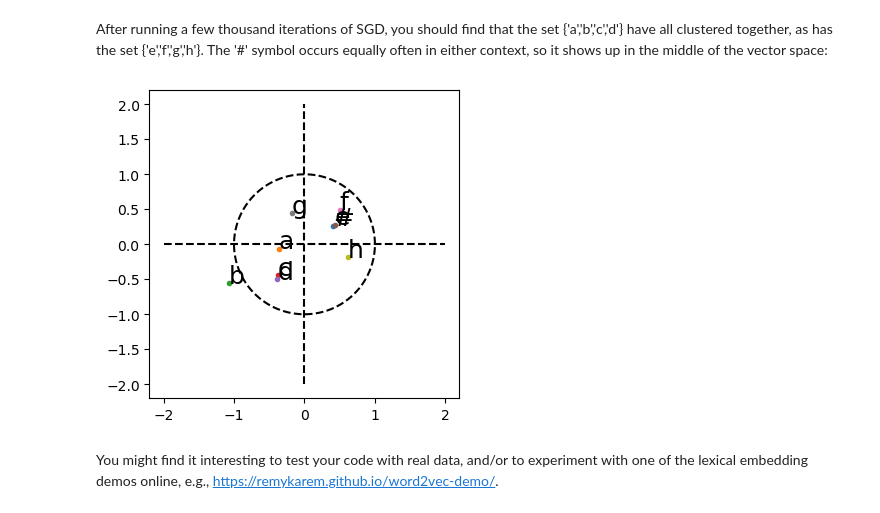
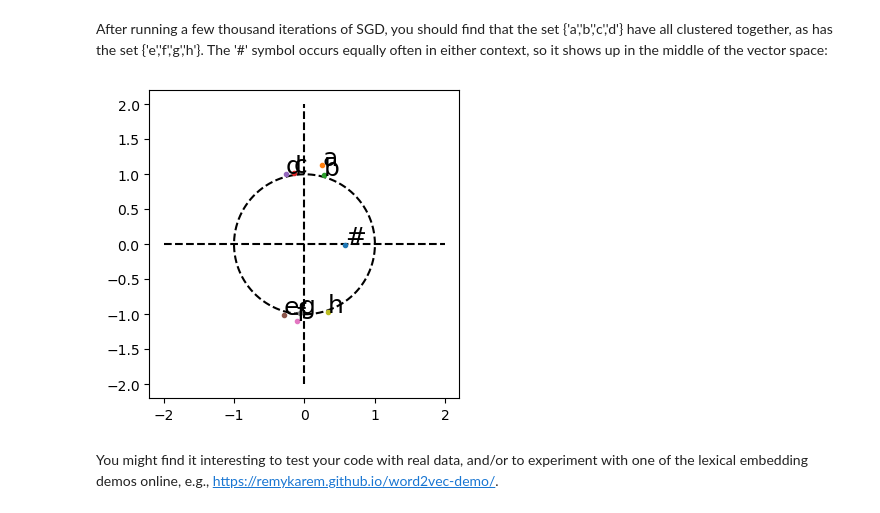
Before and after one commit to jhasegaw/hands_on_ai_for_science, a Jupyter notebook: lectures/a13pm_word2vec.ipynb, the cells around one changed output. Cells and saved outputs as stored; diff of their text form; code cells hidden in the pictures.

```diff
--- a/lectures/a13pm_word2vec.ipynb
+++ b/lectures/a13pm_word2vec.ipynb
@@ -99,6 +100,6 @@ ax0.plot([-2,2],[0,0],'k--',[0,0],[-2,2],'k--',np.cos(theta),np.sin(theta),'k--'
 
 # Plot the vector value of each embedding
 for w,v in embeddings.items():
-    ax0.plot(v[2],v[3], '.')
-    ax0.text(v[2],v[3],w[0],None,fontsize=24)
+    ax0.plot(v[0],v[1], '.')
+    ax0.text(v[0],v[1],w[0],None,fontsize=24)
 # %% [output]
@@ -200,13 +201,13 @@ ax0.plot([-2,2],[0,0],'k--',[0,0],[-2,2],'k--',np.cos(theta),np.sin(theta),'k--'
 
 # Plot the vector value of each embedding
 for w,v in embeddings.items():
-    ax0.plot(v[2],v[3], '.')
-    ax0.text(v[2],v[3],w[0],None,fontsize=18)
+    ax0.plot(v[0],v[1], '.')
+    ax0.text(v[0],v[1],w[0],None,fontsize=18)
 
 # Plot the negative gradients as arrows pointing away from their current embeddings
 lr = 0.5
-for t in range(10):
+for t in [0,3,4,5,6,22,23,24,25]:
     d = a13pm_hw1.gradient(embeddings, data, t)
     v = embeddings[data[t]]
-    ax0.arrow(v[2],v[3],d[2],d[3],head_width=0.2)
+    ax0.arrow(v[0],v[1],d[0],d[1],head_width=0.2)
 # %% [output]
@@ -244,22 +245,22 @@ sgd(embedding, data, learning_rate, num_iters, d=2, k=10)
 After running a few thousand iterations of SGD, you should find that the set {'a','b','c','d'} have all clustered together, as has the set {'e','f','g','h'}.  The '#' symbol occurs equally often in either context, so it shows up in the middle of the vector space:
 # %%
 importlib.reload(a13pm_hw1)
-embeddings = a13pm_hw1.sgd(embeddings, data, 0.01, 2000)
+embeddings = a13pm_hw1.sgd(embeddings, data, 0.01, 5000)
 # %%
 import matplotlib.pyplot as plt
 import numpy as np
 fig = plt.figure(figsize=(4,4))
 ax0 = fig.add_subplot(1,1,1)
 
 # Plot the axes as dashed lines
 theta = np.linspace(0,2*np.pi,1000)
 ax0.plot([-2,2],[0,0],'k--',[0,0],[-2,2],'k--',np.cos(theta),np.sin(theta),'k--')
 
 # Plot the vector value of each embedding
 for w,v in embeddings.items():
-    ax0.plot(v[2],v[3], '.')
-    ax0.text(v[2],v[3],w[0],None,fontsize=18)
+    ax0.plot(v[0],v[1], '.')
+    ax0.text(v[0],v[1],w[0],None,fontsize=18)
 # %% [output]
-[figure, old version]
+[figure, new version]
 # %% [markdown]
 You might find it interesting to test your code with real data, and/or to experiment with one of the lexical embedding demos online, e.g., https://remykarem.github.io/word2vec-demo/.
```
Also changed, not shown: parts of 4 cells of this notebook, 4 other files.
